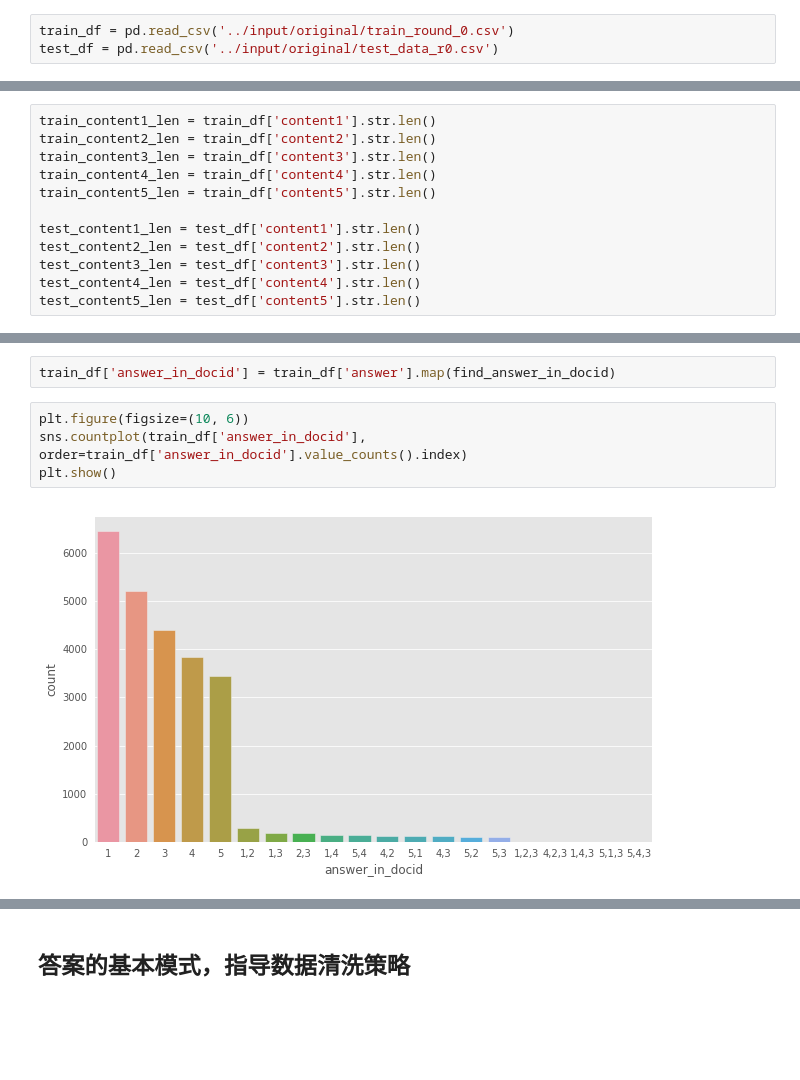
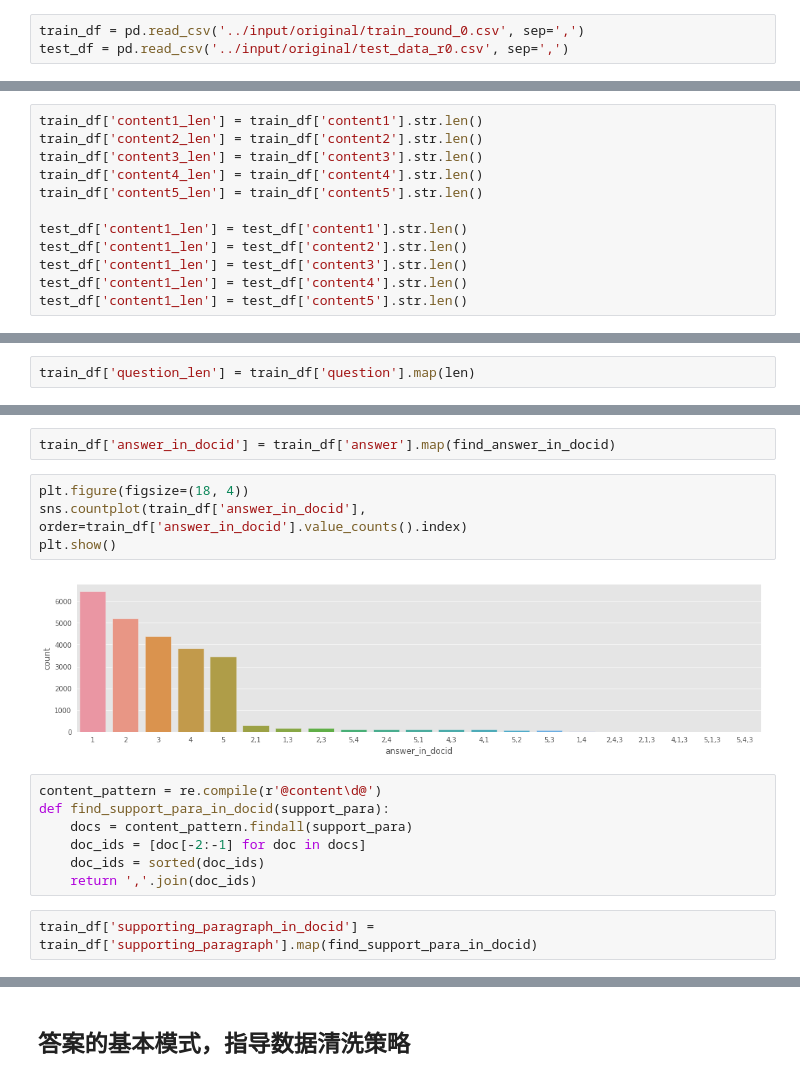
Before and after one commit to SunnyMarkLiu/les-military-mrc-rank7, a Jupyter notebook: notebooks/0. Exploratory Data Analysis.ipynb, the cells around one changed output, grey strips where cells are left out. Drawn from its saved outputs; the diff is of its cells as text; blank space fills up the shorter version.

```diff
--- a/notebooks/0. Exploratory Data Analysis.ipynb
+++ b/notebooks/0. Exploratory Data Analysis.ipynb
@@ -23,6 +31,6 @@ original  README.md
 # %%
-train_df = pd.read_csv('../input/original/train_round_0.csv')
-test_df = pd.read_csv('../input/original/test_data_r0.csv')
+train_df = pd.read_csv('../input/original/train_round_0.csv', sep=',')
+test_df = pd.read_csv('../input/original/test_data_r0.csv', sep=',')
 # %%
 print(train_df.shape, test_df.shape)
 train_df.head(1)
@@ -33,15 +51,15 @@ train_df.head(1)
 # %%
-train_content1_len = train_df['content1'].str.len()
-train_content2_len = train_df['content2'].str.len()
-train_content3_len = train_df['content3'].str.len()
-train_content4_len = train_df['content4'].str.len()
-train_content5_len = train_df['content5'].str.len()
+train_df['content1_len'] = train_df['content1'].str.len()
+train_df['content2_len'] = train_df['content2'].str.len()
+train_df['content3_len'] = train_df['content3'].str.len()
+train_df['content4_len'] = train_df['content4'].str.len()
+train_df['content5_len'] = train_df['content5'].str.len()
 
-test_content1_len = test_df['content1'].str.len()
-test_content2_len = test_df['content2'].str.len()
-test_content3_len = test_df['content3'].str.len()
-test_content4_len = test_df['content4'].str.len()
-test_content5_len = test_df['content5'].str.len()
+test_df['content1_len'] = test_df['content1'].str.len()
+test_df['content1_len'] = test_df['content2'].str.len()
+test_df['content1_len'] = test_df['content3'].str.len()
+test_df['content1_len'] = test_df['content4'].str.len()
+test_df['content1_len'] = test_df['content5'].str.len()
 # %% [markdown]
 ## document 长度分布
 # %%
@@ -74,0 +95,2 @@ plt.show()
+# %%
+train_df['question_len'] = train_df['question'].map(len)
@@ -83,8 +111,17 @@ def find_answer_in_docid(answer):
 # %%
 train_df['answer_in_docid'] = train_df['answer'].map(find_answer_in_docid)
 # %%
-plt.figure(figsize=(10, 6))
+plt.figure(figsize=(18, 4))
 sns.countplot(train_df['answer_in_docid'], order=train_df['answer_in_docid'].value_counts().index)
 plt.show()
 # %% [output]
-[figure, old version]
+[figure, new version]
+# %%
+content_pattern = re.compile(r'@content\d@')
+def find_support_para_in_docid(support_para):
+    docs = content_pattern.findall(support_para)
+    doc_ids = [doc[-2:-1] for doc in docs]
+    doc_ids = sorted(doc_ids)
+    return ','.join(doc_ids)
+# %%
+train_df['supporting_paragraph_in_docid'] = train_df['supporting_paragraph'].map(find_support_para_in_docid)
```
Also changed, not shown: parts of 23 cells of this notebook, 6 other files.
